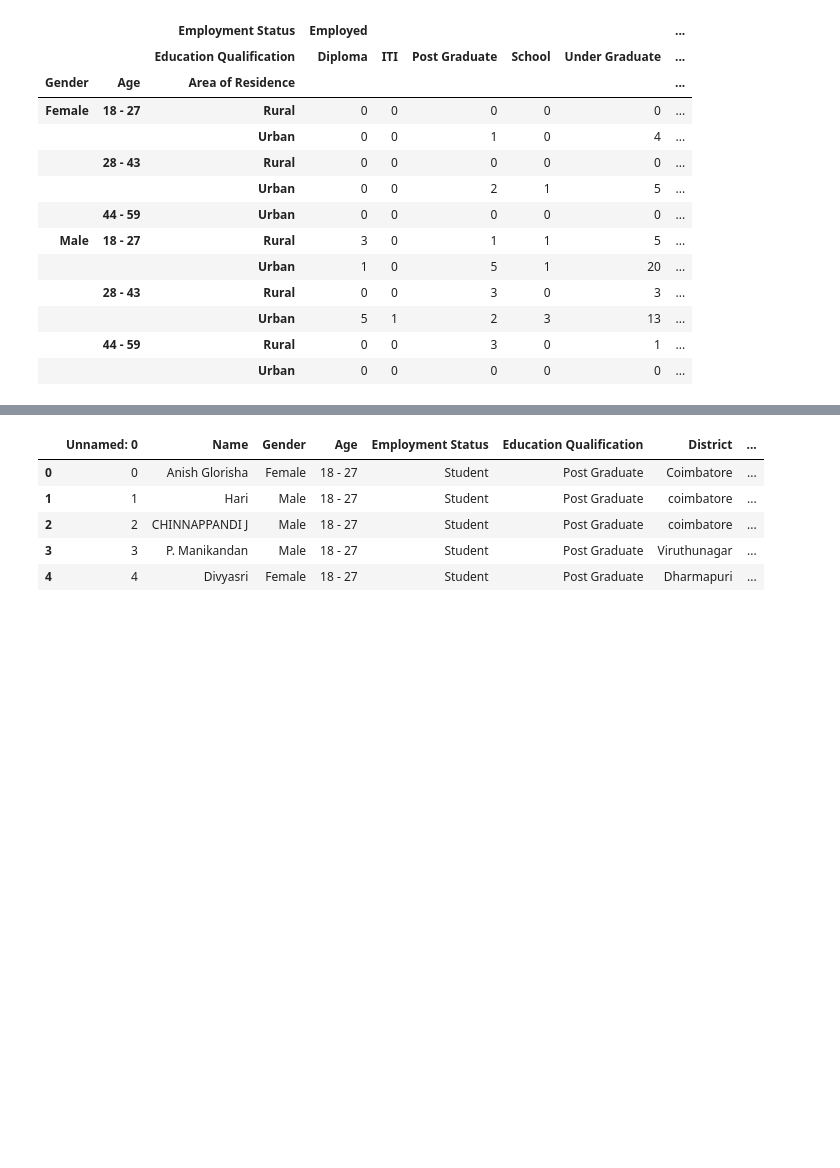
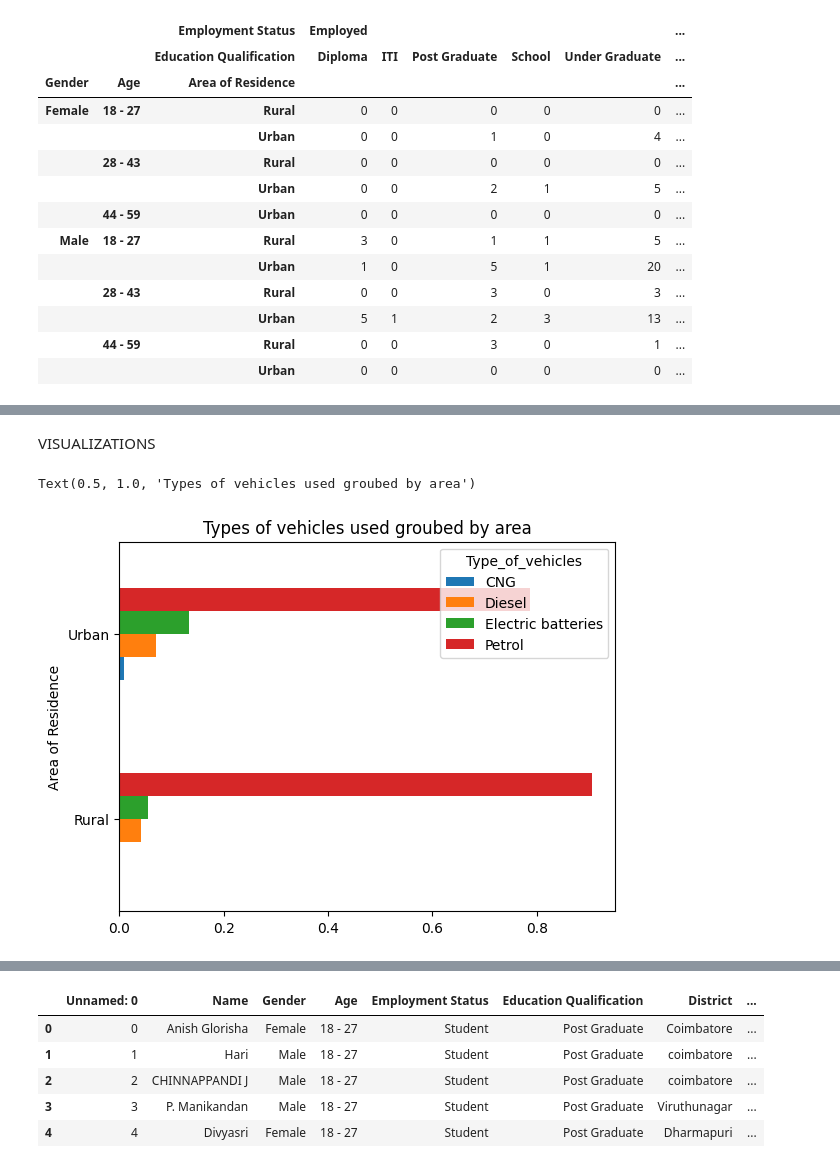
Before and after one commit to Anand-krish-0/A-study-on-awareness-and-perception-among-the-users-of-EVs, a Jupyter notebook: EDA/respondants_bivariate_analysis.ipynb, the cells around one changed output, grey strips where cells are left out. Drawn from its saved outputs; the diff is of its cells as text; code cells hidden in the pictures; blank space fills up the shorter version.

```diff
--- a/EDA/respondants_bivariate_analysis.ipynb
+++ b/EDA/respondants_bivariate_analysis.ipynb
@@ -95,0 +63,3 @@ df.groupby('Gender').agg({'1.1 current awareness level' : 'value_counts',
+# %%
+df=df.rename(columns={'Type_of_EV' : 'Type_of_vehicles'})
+df.columns
@@ -95,0 +175,9 @@ df.groupby('Gender').agg({'1.1 current awareness level' : 'value_counts',
+# %% [markdown]
+VISUALIZATIONS
+# %%
+area_vs_vehicles=pd.crosstab(df['Area of Residence'], df['Type_of_vehicles'], normalize='index')
+area_vs_vehicles.plot(kind='barh')
+plt.title('Types of vehicles used groubed by area')
+# %% [output]
+Text(0.5, 1.0, 'Types of vehicles used groubed by area')
+[figure, added]
```
Also changed, not shown: parts of 26 cells of this notebook, 2 other files.
